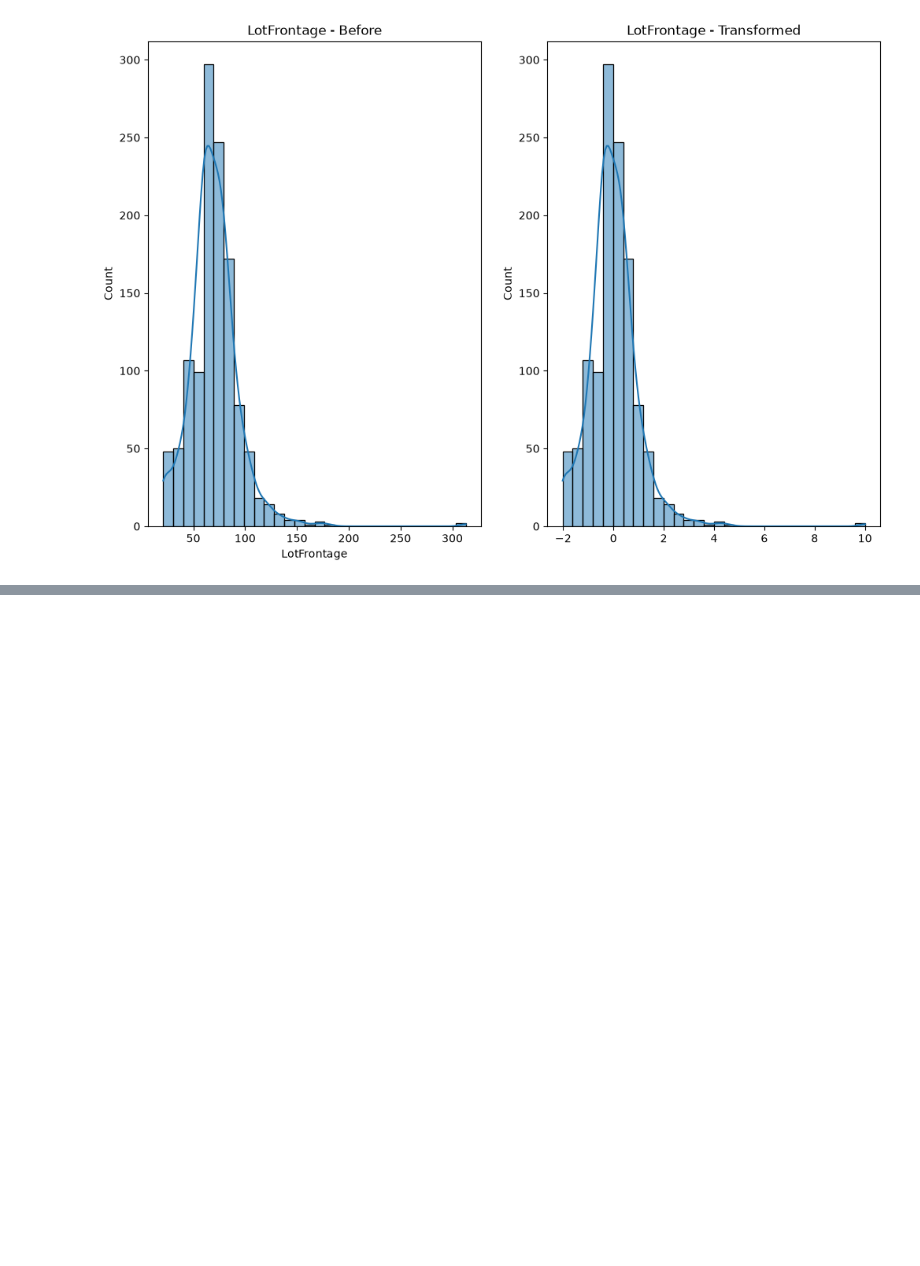
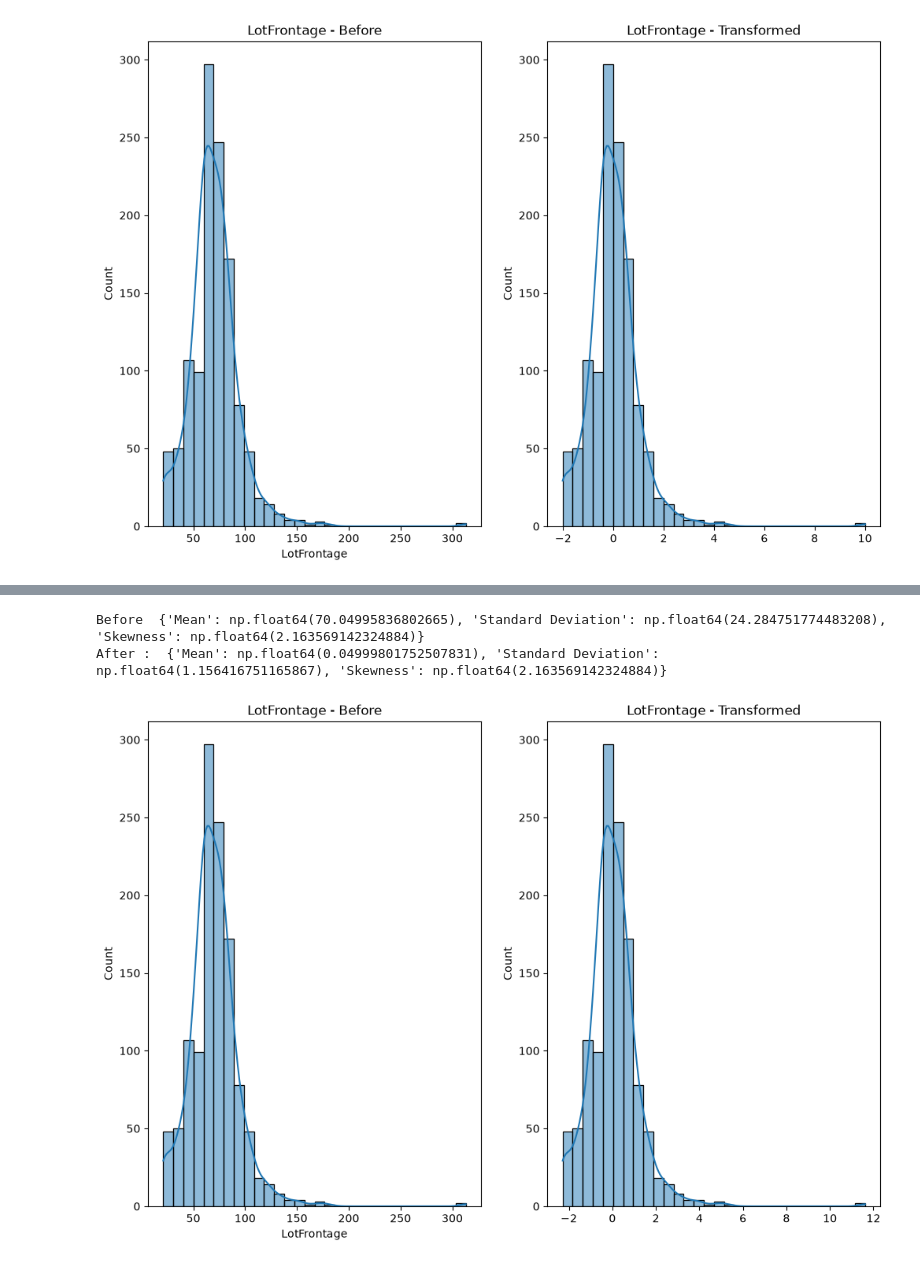
Before and after one commit to manojbalineni/Gen-AI, a Jupyter notebook: 10_Feature_Engineering/02_Feature_Engineering.ipynb, the cells around one changed output, grey strips where cells are left out. Cells and saved outputs as stored; diff of their text form; code cells hidden in the pictures; blank space fills up the shorter version.

```diff
--- a/10_Feature_Engineering/02_Feature_Engineering.ipynb
+++ b/10_Feature_Engineering/02_Feature_Engineering.ipynb
@@ -993,0 +1029,15 @@ compare_distribution(dataset_3[column].dropna() , lot_scaled.flatten() , column)
+# %%
+# Robust Scaling
+
+col = "LotFrontage"
+scaler = RobustScaler()
+lot_front_scaled = scaler.fit_transform(dataset_3[[col]])
+print("Before ", summary_statstics(dataset_3[col]))
+print("After : " , summary_statstics(pd.Series(lot_front_scaled.flatten())))
+# %% [output]
+Before  {'Mean': np.float64(70.04995836802665), 'Standard Deviation': np.float64(24.284751774483208), 'Skewness': np.float64(2.163569142324884)}
+After :  {'Mean': np.float64(0.04999801752507831), 'Standard Deviation': np.float64(1.156416751165867), 'Skewness': np.float64(2.163569142324884)}
+# %%
+compare_distribution(dataset_3[col] , lot_front_scaled.flatten() , col)
+# %% [output]
+[figure, added]
```
Also changed, not shown: parts of 67 cells of this notebook.
